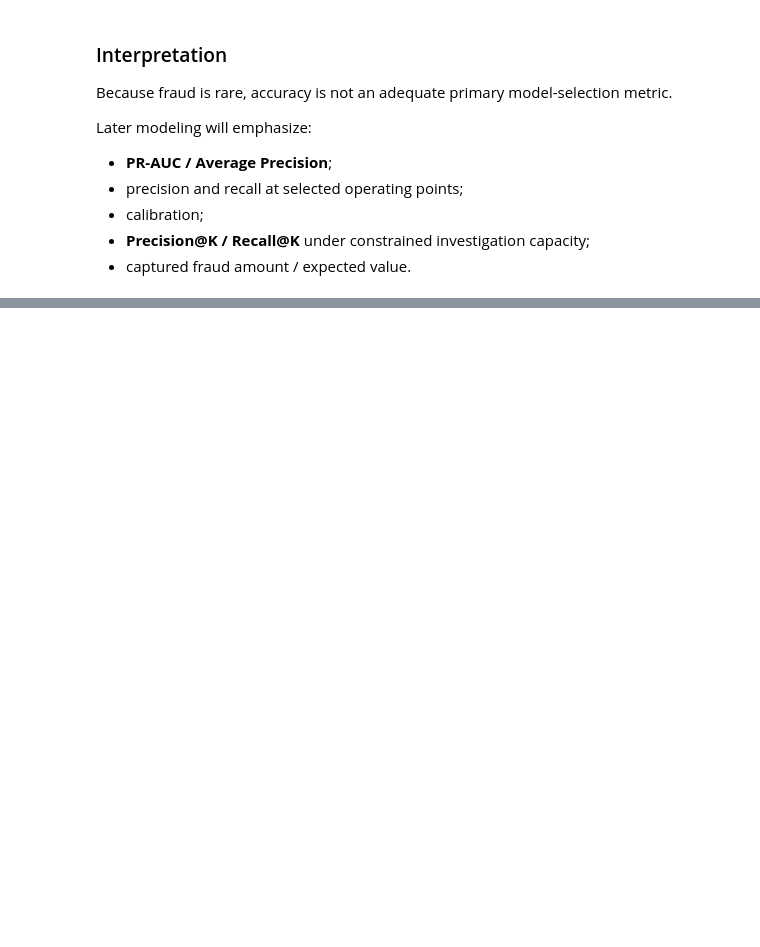
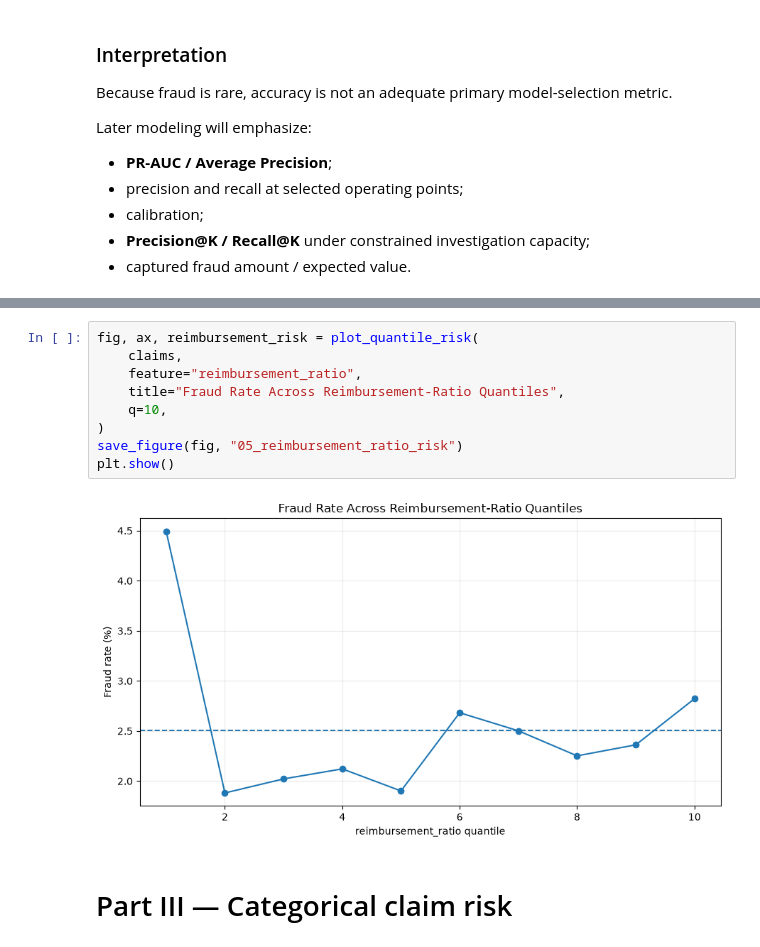
Before and after one commit to Simo-Mesbahi/Fraud-risk-model, a Jupyter notebook: notebooks/02_exploratory_data_analysis.ipynb, the cells around one changed output, grey strips where cells are left out. Drawn from its saved outputs; the diff is of its cells as text; blank space fills up the shorter version.

```diff
--- a/notebooks/02_exploratory_data_analysis.ipynb
+++ b/notebooks/02_exploratory_data_analysis.ipynb
@@ -539,0 +665,13 @@ dtype: float64
+# %%
+fig, ax, reimbursement_risk = plot_quantile_risk(
+    claims,
+    feature="reimbursement_ratio",
+    title="Fraud Rate Across Reimbursement-Ratio Quantiles",
+    q=10,
+)
+save_figure(fig, "05_reimbursement_ratio_risk")
+plt.show()
+# %% [output]
+[figure, added]
+# %% [markdown]
+# Part III — Categorical claim risk
```
Also changed, not shown: parts of 89 cells of this notebook, 49 other files.
